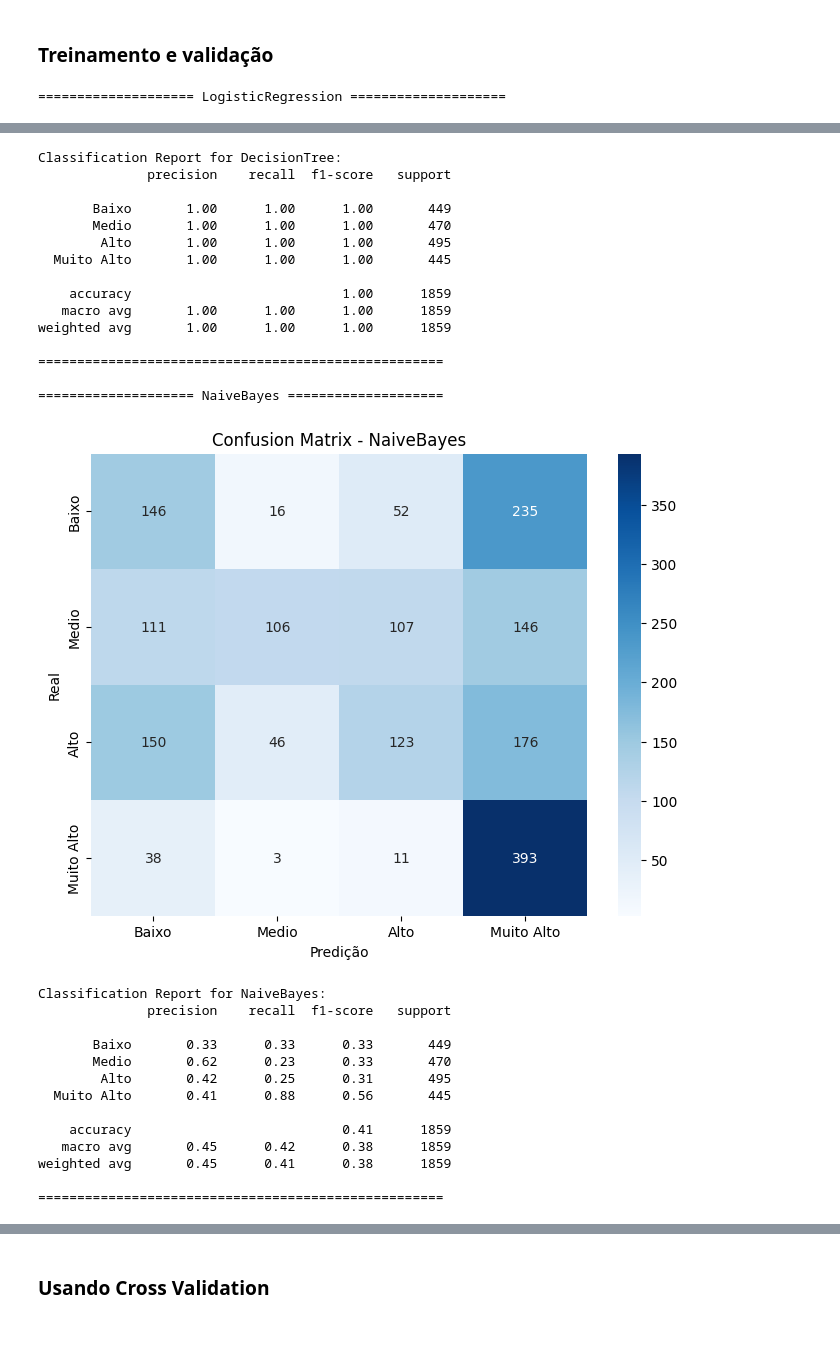
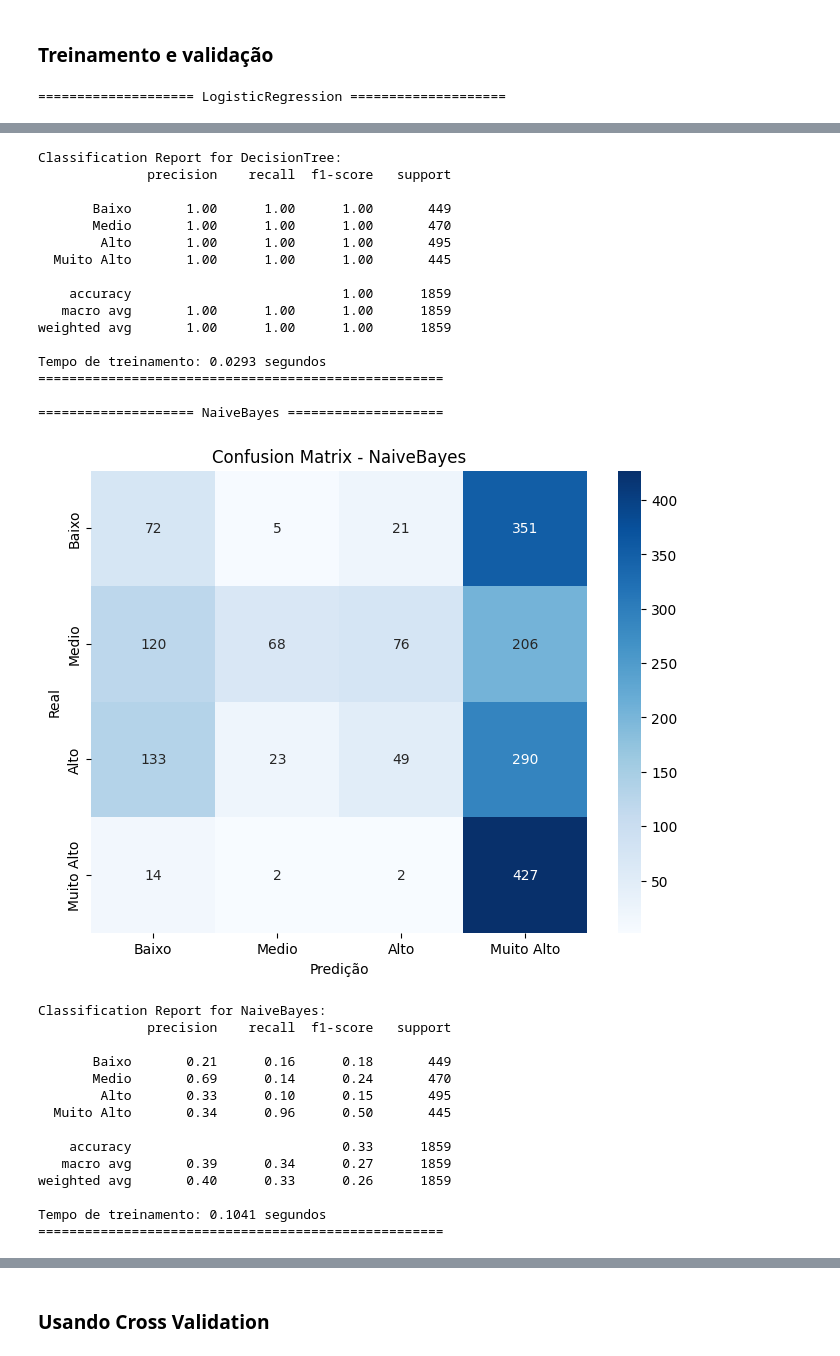
Before and after one commit to csampaio2/imoveis-sp-prediction, a Jupyter notebook: trabalho_final_imoveis_aluguel.ipynb, the cells around one changed output, grey strips where cells are left out. Saved outputs shown, nothing was run; the diff lists cells and outputs as text; code cells hidden in the pictures.

```diff
--- a/trabalho_final_imoveis_aluguel.ipynb
+++ b/trabalho_final_imoveis_aluguel.ipynb
@@ -174,8 +176,8 @@ Name: price_m2, dtype: float64
 bins = [9, 37, 52, 75, 1115]
 labels = ["Baixo", "Medio", "Alto", "Muito Alto"]
 
-df["price_level"] = pd.cut(
-    df["price_m2"],
+df_clean["price_level"] = pd.cut(
+    df_clean["price_m2"],
     bins=bins,
     labels=labels,
     include_lowest=True
@@ -183,7 +201,7 @@ df["price_level"] = pd.cut(
 # %% [markdown]
 #### Removendo linhas com NaN na feature target
 # %%
-df = df.dropna(subset=["price_level"])
+df_clean = df_clean.dropna(subset=["price_level"])
 # %% [markdown]
 #### Verificando a distribuição
 # %%
@@ -201,8 +237,8 @@ Name: count, dtype: int64
 ## Divisão entre previsores (X) e classe (y)
 # %%
 target = "price_level"
-X = df.drop(columns=[target])
-y = df[target]
+X = df_clean.drop(columns=[target])
+y = df_clean[target]
 # %% [markdown]
 #### Separando variaveis entre numericas e categoricas
 # %%
@@ -265,3 +303,5 @@ models = {
+# %%
+resultados = []
 # %% [markdown]
 ### Treinamento e validação
 # %%
@@ -280,11 +320,23 @@ for name, model in models.items():
             ("preprocessor", preprocessor),
             ("classifier", model)
         ])
+
+    inicio = time.time()
     pipeline.fit(X_train, y_train)
-    y_pred = pipeline.predict(X_test)
+    fim = time.time()
+
+    tempo_treino = fim - inicio
+
+    # Previsões
+    y_pred_train = pipeline.predict(X_train)
+    y_pred_test = pipeline.predict(X_test)
+
+    # Métricas
+    acc_train = accuracy_score(y_train, y_pred_train)
+    acc_test = accuracy_score(y_test, y_pred_test)
 
     # --- Matriz de Confusão Visual ---
-    cm = confusion_matrix(y_test, y_pred)
+    cm = confusion_matrix(y_test, y_pred_test)
     plt.figure(figsize=(8, 6)) # Define o tamanho da figura
     sns.heatmap(cm, annot=True, fmt='d', cmap='Blues',
                 xticklabels=labels, yticklabels=labels)
@@ -295,7 +347,15 @@ for name, model in models.items():
 
     # --- Relatório de Classificação ---
     print(f"\nClassification Report for {name}:")
-    print(classification_report(y_test, y_pred, target_names=labels))
+    print(classification_report(y_test, y_pred_test, target_names=labels))
+    print(f"Tempo de treinamento: {fim - inicio:.4f} segundos")
     print("=" * 52)
+
+    resultados.append({
+        "Modelo": name,
+        "Acurácia Treino": acc_train,
+        "Acurácia Teste": acc_test,
+        "Tempo Treino (s)": round(tempo_treino, 4)
+    })
 # %% [output]
 ==================== LogisticRegression ====================
@@ -363,33 +427,35 @@ weighted avg       0.84      0.84      0.84      1859
 ====================================================
 
 ==================== DecisionTree ====================
 [figure]
 Classification Report for DecisionTree:
               precision    recall  f1-score   support
 
        Baixo       1.00      1.00      1.00       449
        Medio       1.00      1.00      1.00       470
         Alto       1.00      1.00      1.00       495
   Muito Alto       1.00      1.00      1.00       445
 
     accuracy                           1.00      1859
    macro avg       1.00      1.00      1.00      1859
 weighted avg       1.00      1.00      1.00      1859
 
+Tempo de treinamento: 0.0293 segundos
 ====================================================
 
 ==================== NaiveBayes ====================
-[figure, old version]
+[figure, new version]
 Classification Report for NaiveBayes:
               precision    recall  f1-score   support
 
-       Baixo       0.33      0.33      0.33       449
-       Medio       0.62      0.23      0.33       470
-        Alto       0.42      0.25      0.31       495
-  Muito Alto       0.41      0.88      0.56       445
+       Baixo       0.21      0.16      0.18       449
+       Medio       0.69      0.14      0.24       470
+        Alto       0.33      0.10      0.15       495
+  Muito Alto       0.34      0.96      0.50       445
 
-    accuracy                           0.41      1859
-   macro avg       0.45      0.42      0.38      1859
-weighted avg       0.45      0.41      0.38      1859
+    accuracy                           0.33      1859
+   macro avg       0.39      0.34      0.27      1859
+weighted avg       0.40      0.33      0.26      1859
 
+Tempo de treinamento: 0.1041 segundos
 ====================================================
```
Also changed, not shown: parts of 15 cells of this notebook, 7 other files.
